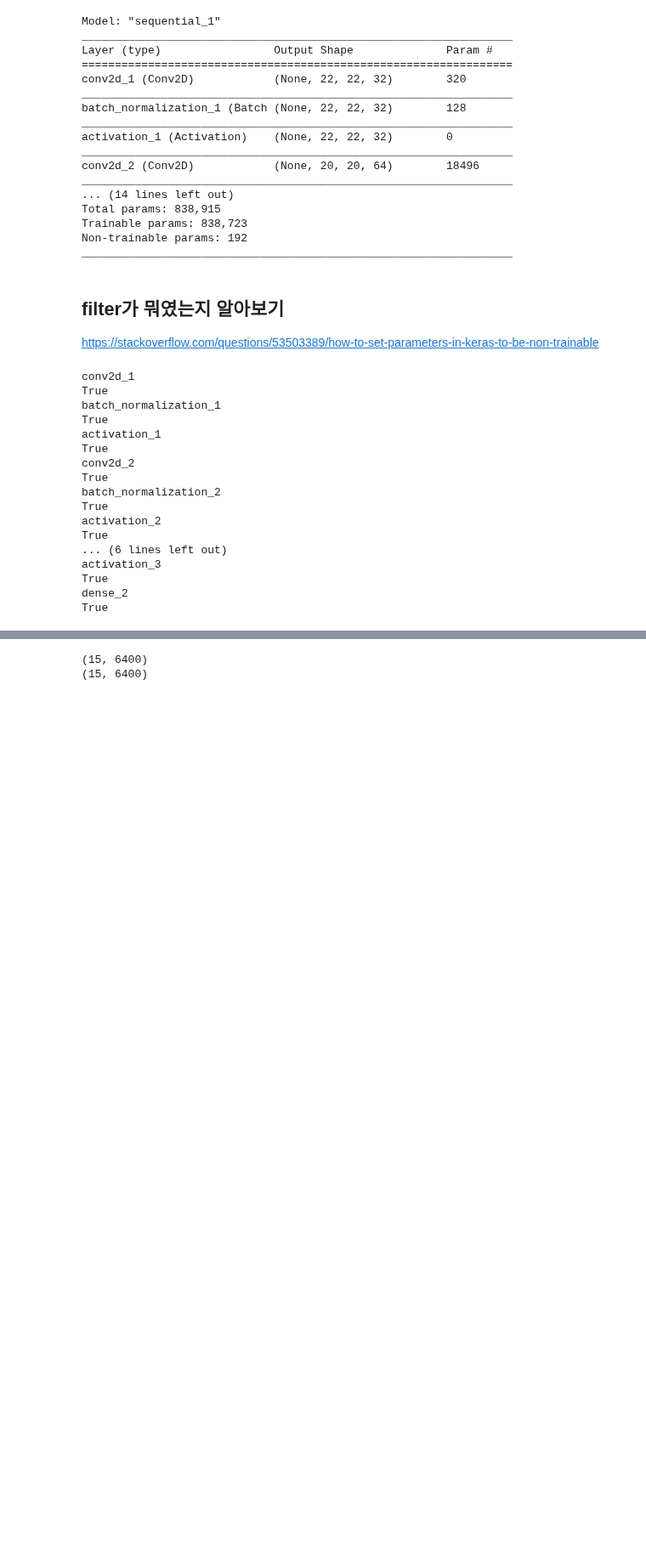
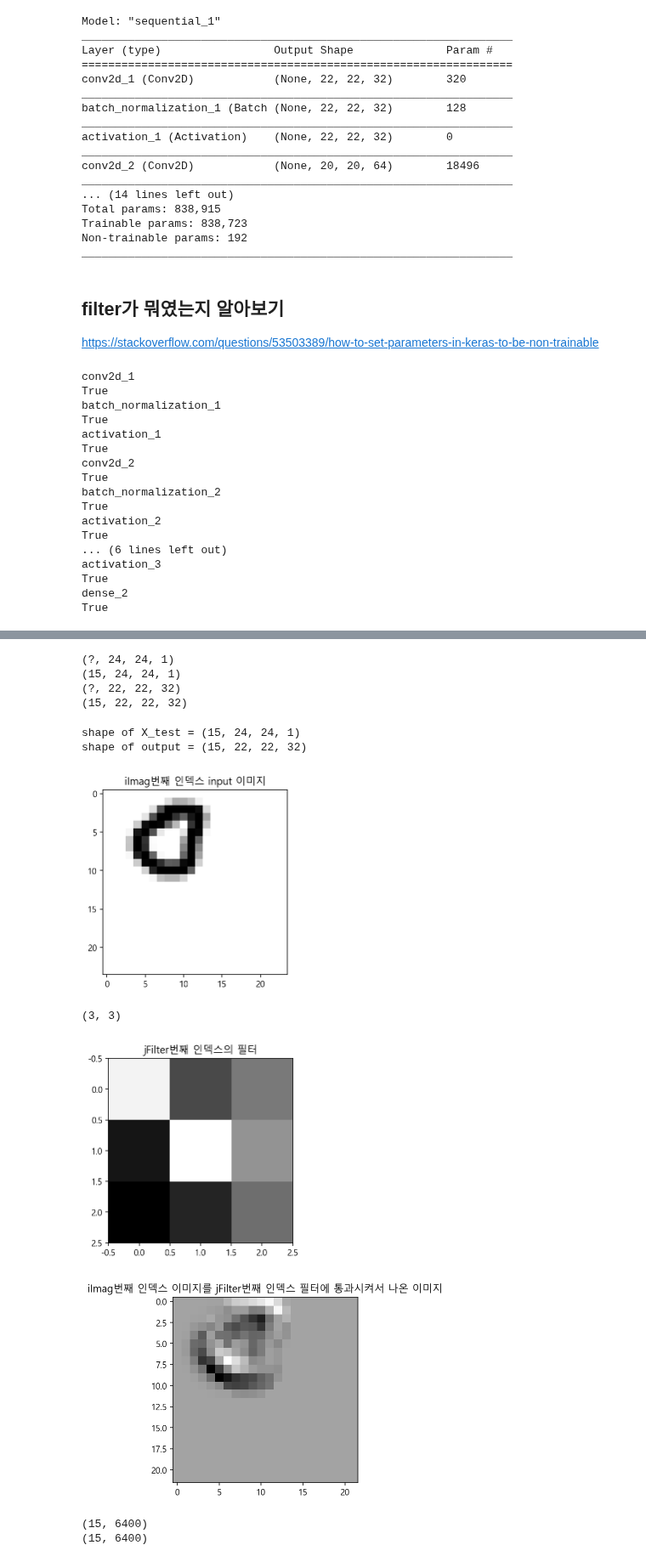
Before and after one commit to jeongnamho/AI, a Jupyter notebook: DNN/2020.01.22/2020.01.22 - 1. handwriting.ipynb, the cells around one changed output, grey strips where cells are left out. Shown at 85% size. Cells and saved outputs as stored; diff of their text form; code cells hidden in the pictures; blank space fills up the shorter version.

```diff
--- a/DNN/2020.01.22/2020.01.22 - 1. handwriting.ipynb
+++ b/DNN/2020.01.22/2020.01.22 - 1. handwriting.ipynb
@@ -317,3 +303,65 @@ plt.show()
+# %%
+from keras.models import Model
+
+# 밀집 연결 네트워크를 구현하기에는 Sequential 모델이 더 적합하지만, 간단한 예시를 위해서 케라스 함수형 API로 구현
+my_layer_model = Model(inputs=model.input,
+                      outputs=model.layers[0].output)    # 그릇이 24 x 24 x 1
+
+output = my_layer_model.predict(X_test)    # predict는 메모리에 담지않고 그냥 흘려보냄 --> 최종 결과값만 받음
+
+
+
+print(model.input.shape)    # (?, 24, 24, 1) : 모델의 input들의 사이즈.
+print(X_test.shape)   # X_test는 15개의 (24,24,1)사이즈의 데이터들로 이루어져 있기 때문에 input으로 가능!
+print(model.layers[0].output.shape) # (?, 22, 22, 32) : 모델의 0번째 레이어(Conv)의 output 사이즈. 뭘 넣어준 것이 아니기 때문에 대략적인 form만 나온 것
+print(output.shape) # X_test를 넣어주고 나서 첫번째 레이어인 Conv만 통과시켰을 때 나온 output
+# %% [output]
+(?, 24, 24, 1)
+(15, 24, 24, 1)
+(?, 22, 22, 32)
+(15, 22, 22, 32)
+# %%
+print("shape of X_test =", X_test.shape)  # (15,24,24,1) : 1은 흑백 이미지라서 /  15개의 (24,24,1)사이즈의 이미지가 있다.
+print("shape of output =", output.shape) #  (15, 22, 22, 32) : 32는 필터 수 / 15개 input이 32개의 필터를 각각 통과해서 (22,22)사이즈로 변형됌
+# X_test[i,:,:,0] --> X_test에서 i번째 인덱스의 이미지 (맨 뒤의 0은 흑백이어서)
+# output[i,:,:,j] --> X_test의 i번째 인덱스 이미지를 j번째 인덱스의 필터에 통과시켜서 나온 이미지
+# i번째 이미지 / j번째 필터
+# # 출력 = (j번째 필터의 W가중치)*(i번째 이미지) + (j번째 필터의 b가중치)
+
+
+# plt.imshow(X_test[i,:,:,0], cmap='gray')
+# plt.show()
+# plt.imshow(output[i,:,:,j], cmap='gray')
+
+
+jFilter = 5
+iImg = 1
+
+# iImag번째 인덱스 input 이미지
+plt.imshow(X_test[iImg,:,:,0], cmap='gray')
+plt.title("iImag번째 인덱스 input 이미지")
+plt.show()
+
+# jFilter번째 인덱스의 필터
+w = model.layers[0].get_weights()
+w = w[0]
+f = w[:,:,0,jFilter]
+print(f.shape)
+plt.imshow(f, cmap='gray')
+plt.title("jFilter번째 인덱스의 필터")
+plt.show()
+
+# iImag번째 인덱스 이미지를 jFilter번째 인덱스 필터에 통과시켜서 나온 이미지
+plt.imshow(output[iImg,:,:,jFilter], cmap='gray')
+plt.title("iImag번째 인덱스 이미지를 jFilter번째 인덱스 필터에 통과시켜서 나온 이미지")
+plt.show()
+# %% [output]
+shape of X_test = (15, 24, 24, 1)
+shape of output = (15, 22, 22, 32)
+[figure, added]
+(3, 3)
+[figure, added]
+[figure, added]
 # %%
 # flatten으로 길게 늘어뜨려놓은 영상
 
```
Also changed, not shown: parts of 9 cells of this notebook, 2 other files.
